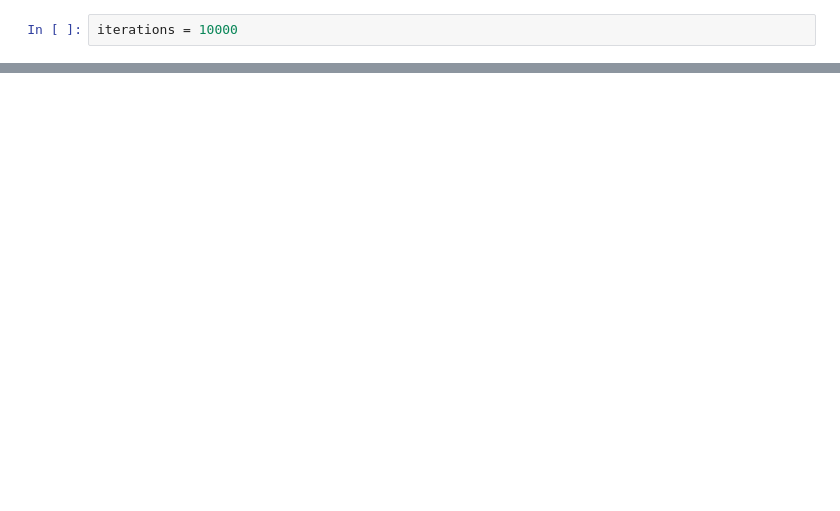
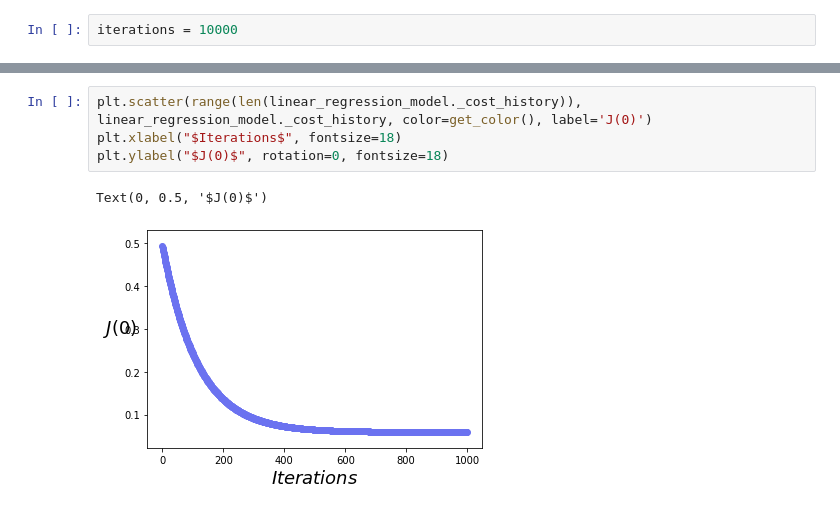
Before and after one commit to Vijaya-Karamsetty/ml, a Jupyter notebook: BGDRegression.ipynb, the cells around one changed output, grey strips where cells are left out. Saved outputs shown, nothing was run; the diff lists cells and outputs as text; blank space fills up the shorter version.

```diff
--- a/BGDRegression.ipynb
+++ b/BGDRegression.ipynb
@@ -163,0 +211,7 @@ R^2 :  0.9917779288083712
+# %%
+plt.scatter(range(len(linear_regression_model._cost_history)), linear_regression_model._cost_history, color=get_color(), label='J(0)')
+plt.xlabel("$Iterations$", fontsize=18)
+plt.ylabel("$J(0)$", rotation=0, fontsize=18)
+# %% [output]
+Text(0, 0.5, '$J(0)$')
+[figure, added]
```
Also changed, not shown: parts of 10 cells of this notebook.
